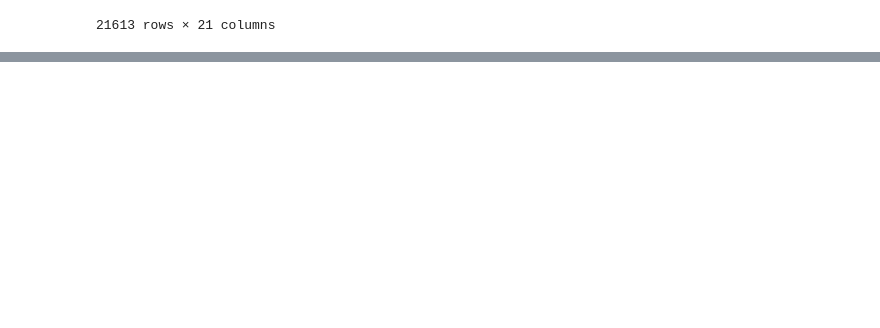
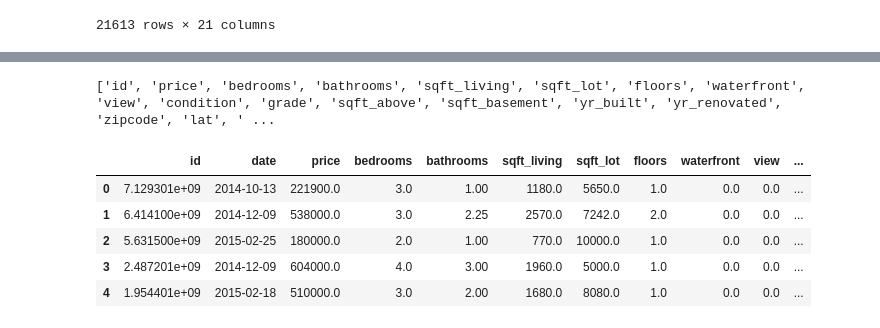
Before and after one commit to mabacardi/machine_learning_washington_university_coursera, a Jupyter notebook: course_notes/cargar_fichero_columnas_nan.ipynb, the cells around one changed output, grey strips where cells are left out. Drawn from its saved outputs; the diff is of its cells as text; code cells hidden in the pictures; blank space fills up the shorter version.

```diff
--- a/course_notes/cargar_fichero_columnas_nan.ipynb
+++ b/course_notes/cargar_fichero_columnas_nan.ipynb
@@ -29,3 +28,7 @@ df
 | 21611 | 0291310100 | "20150116T000000" | 400000 | "3" | "2.5" | 1600 | 2388 | "2" | 0 | 0 | ... |
 | 21612 | 1523300157 | "20141015T000000" | 325000 | "2" | "0.75" | 1020 | 1076 | "2" | 0 | 0 | ... |
 21613 rows × 21 columns
+# %%
+# remove semicolons
+df=df.replace('"','', regex=True)
+df.head()
@@ -31,0 +42,22 @@ df
+# %%
+# transform every column into the desired one
+
+# create a list with the columns of the df
+names=list(df.columns)
+# remove the column with a different type (we could have done the same with integer columns)
+names.remove("date")
+print(names)
+# iterate over the list without date
+for n in names:
+  df[n]=df[n].astype(str).astype(float)
+# and now datetime works differently, so we change it separately
+df.date=pd.to_datetime(df.date)
+df.head() # display results
+# %% [output]
+['id', 'price', 'bedrooms', 'bathrooms', 'sqft_living', 'sqft_lot', 'floors', 'waterfront', 'view', 'condition', 'grade', 'sqft_above', 'sqft_basement', 'yr_built', 'yr_renovated', 'zipcode', 'lat', ' ...
+|  | id | date | price | bedrooms | bathrooms | sqft_living | sqft_lot | floors | waterfront | view | ... |
+| 0 | 7.129301e+09 | 2014-10-13 | 221900.0 | 3.0 | 1.00 | 1180.0 | 5650.0 | 1.0 | 0.0 | 0.0 | ... |
+| 1 | 6.414100e+09 | 2014-12-09 | 538000.0 | 3.0 | 2.25 | 2570.0 | 7242.0 | 2.0 | 0.0 | 0.0 | ... |
+| 2 | 5.631500e+09 | 2015-02-25 | 180000.0 | 2.0 | 1.00 | 770.0 | 10000.0 | 1.0 | 0.0 | 0.0 | ... |
+| 3 | 2.487201e+09 | 2014-12-09 | 604000.0 | 4.0 | 3.00 | 1960.0 | 5000.0 | 1.0 | 0.0 | 0.0 | ... |
+| 4 | 1.954401e+09 | 2015-02-18 | 510000.0 | 3.0 | 2.00 | 1680.0 | 8080.0 | 1.0 | 0.0 | 0.0 | ... |
```
Also changed, not shown: parts of 2 cells of this notebook.
